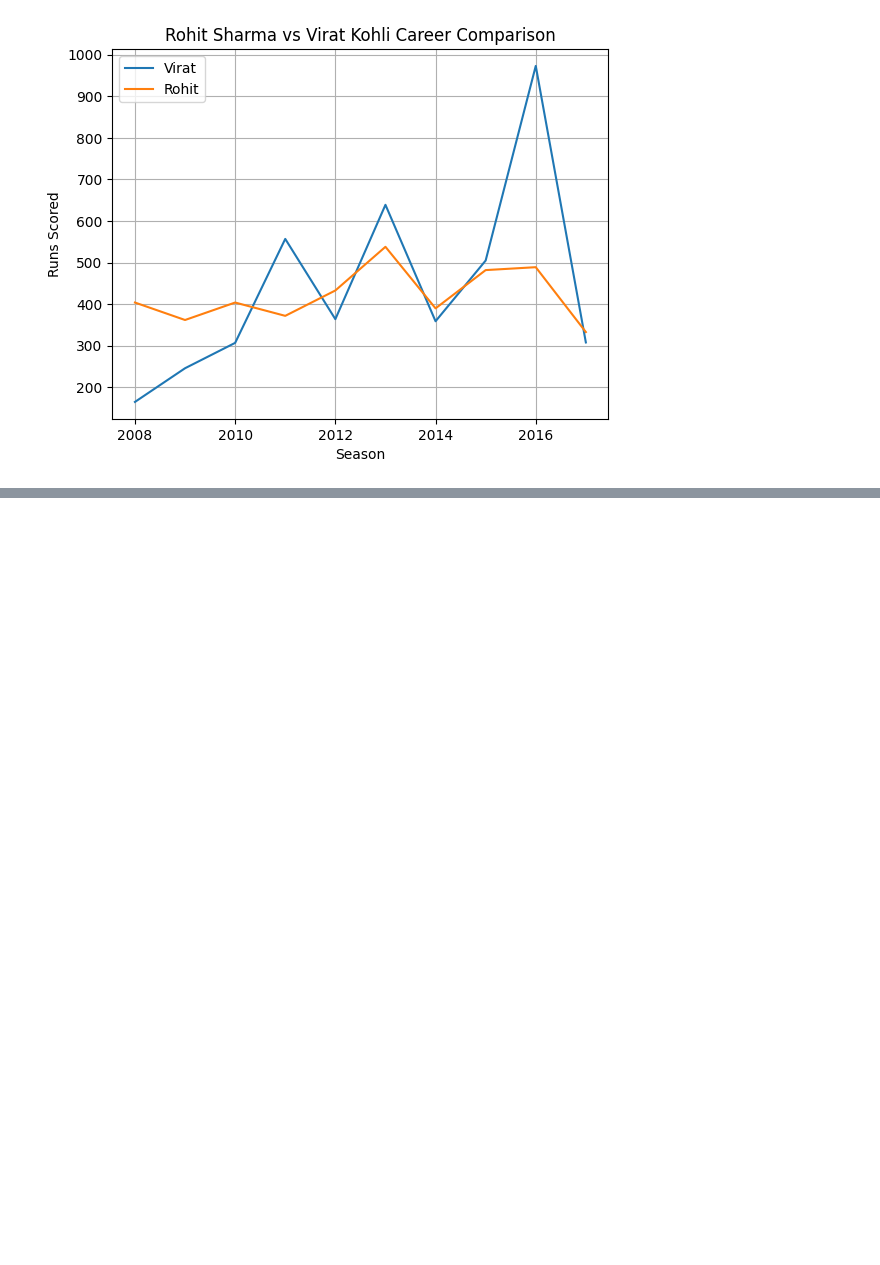
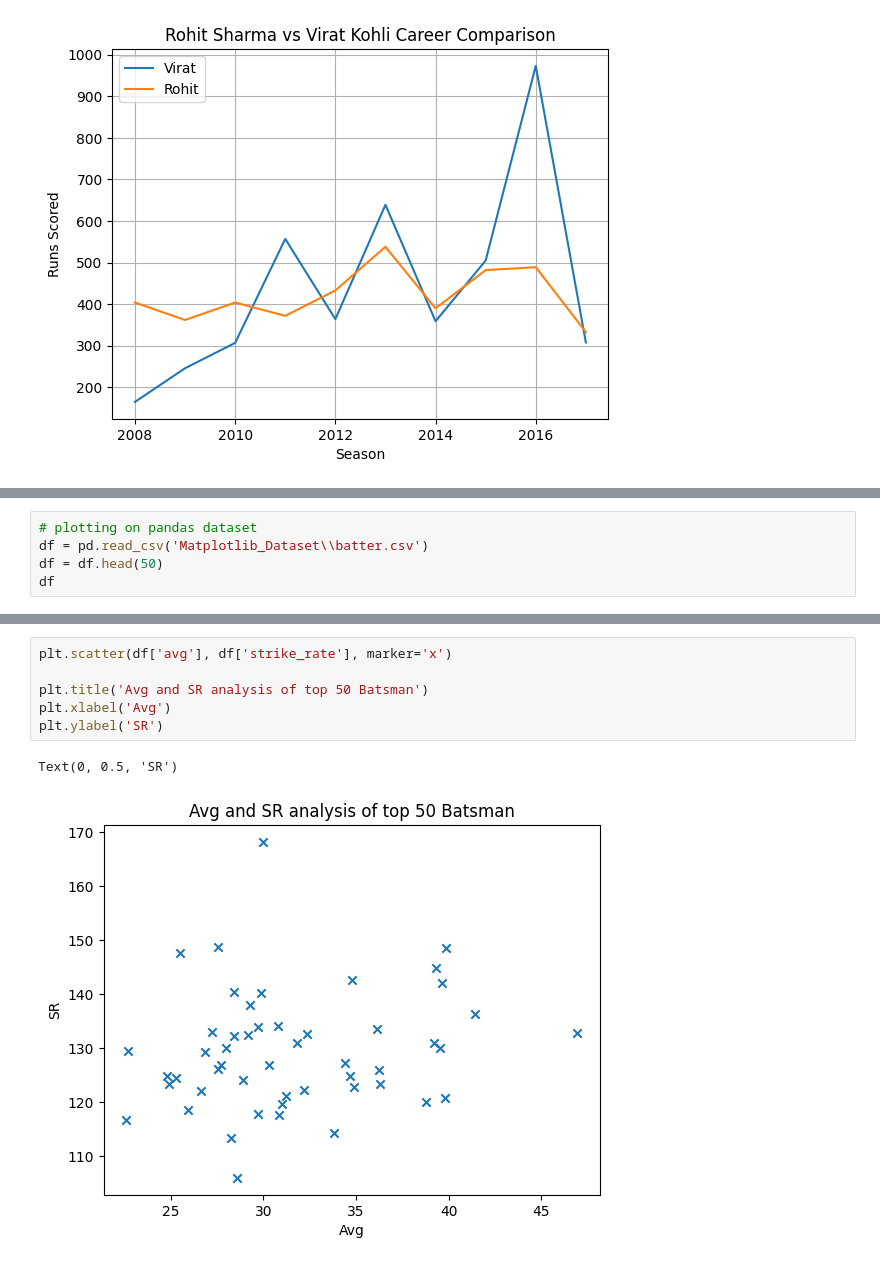
Before and after one commit to Lakshya-Ag09/Data-Science-Analysis, a Jupyter notebook: Matplotlib_01.ipynb, the cells around one changed output, grey strips where cells are left out. Saved outputs shown, nothing was run; the diff lists cells and outputs as text; blank space fills up the shorter version.

```diff
--- a/Matplotlib_01.ipynb
+++ b/Matplotlib_01.ipynb
@@ -172,0 +187,5 @@ plt.show() # to print graph
+# %%
+# plotting on pandas dataset
+df = pd.read_csv('Matplotlib_Dataset\\batter.csv')
+df = df.head(50)
+df
@@ -172,0 +210,9 @@ plt.show() # to print graph
+# %%
+plt.scatter(df['avg'], df['strike_rate'], marker='x')
+
+plt.title('Avg and SR analysis of top 50 Batsman')
+plt.xlabel('Avg')
+plt.ylabel('SR')
+# %% [output]
+Text(0, 0.5, 'SR')
+[figure, added]
```
Also changed, not shown: parts of 6 cells of this notebook.
